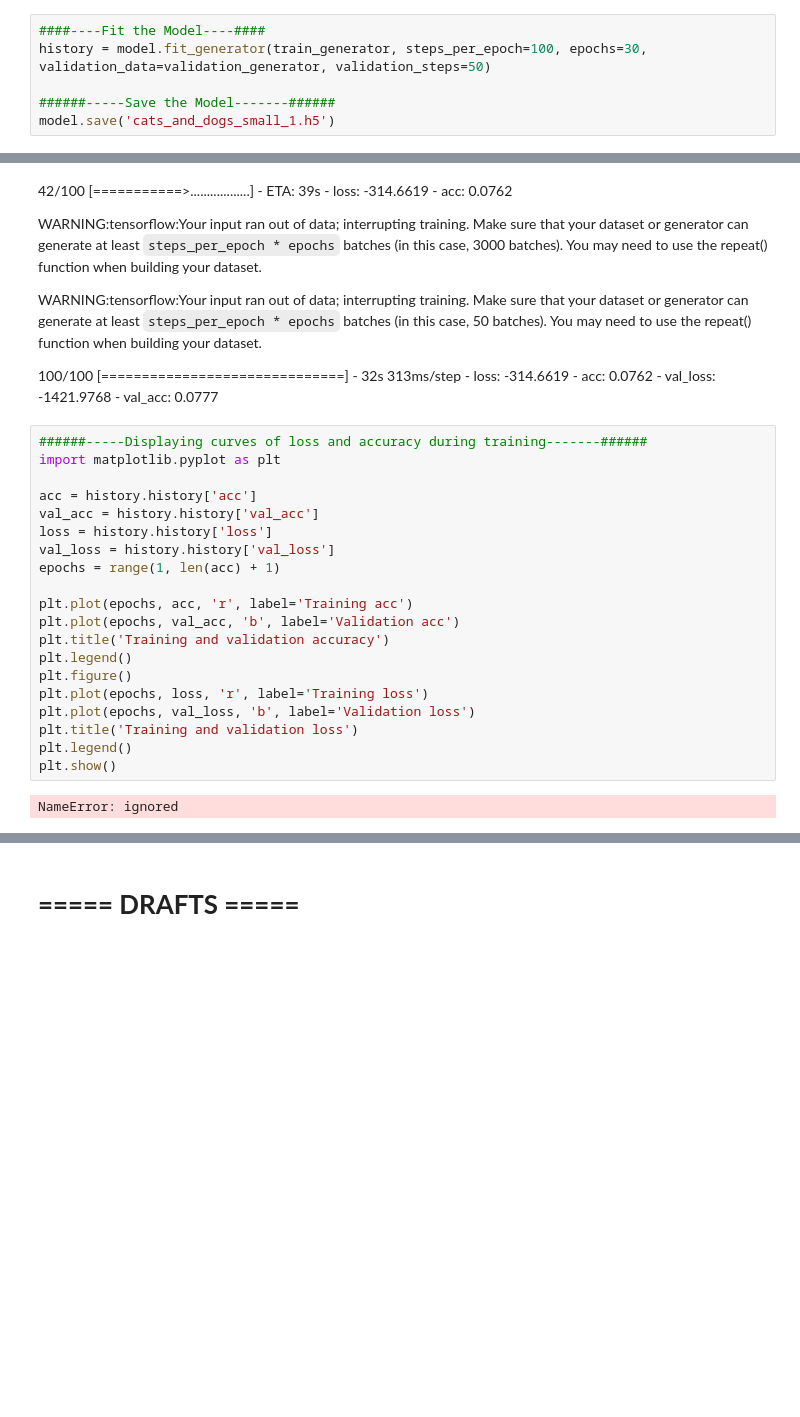
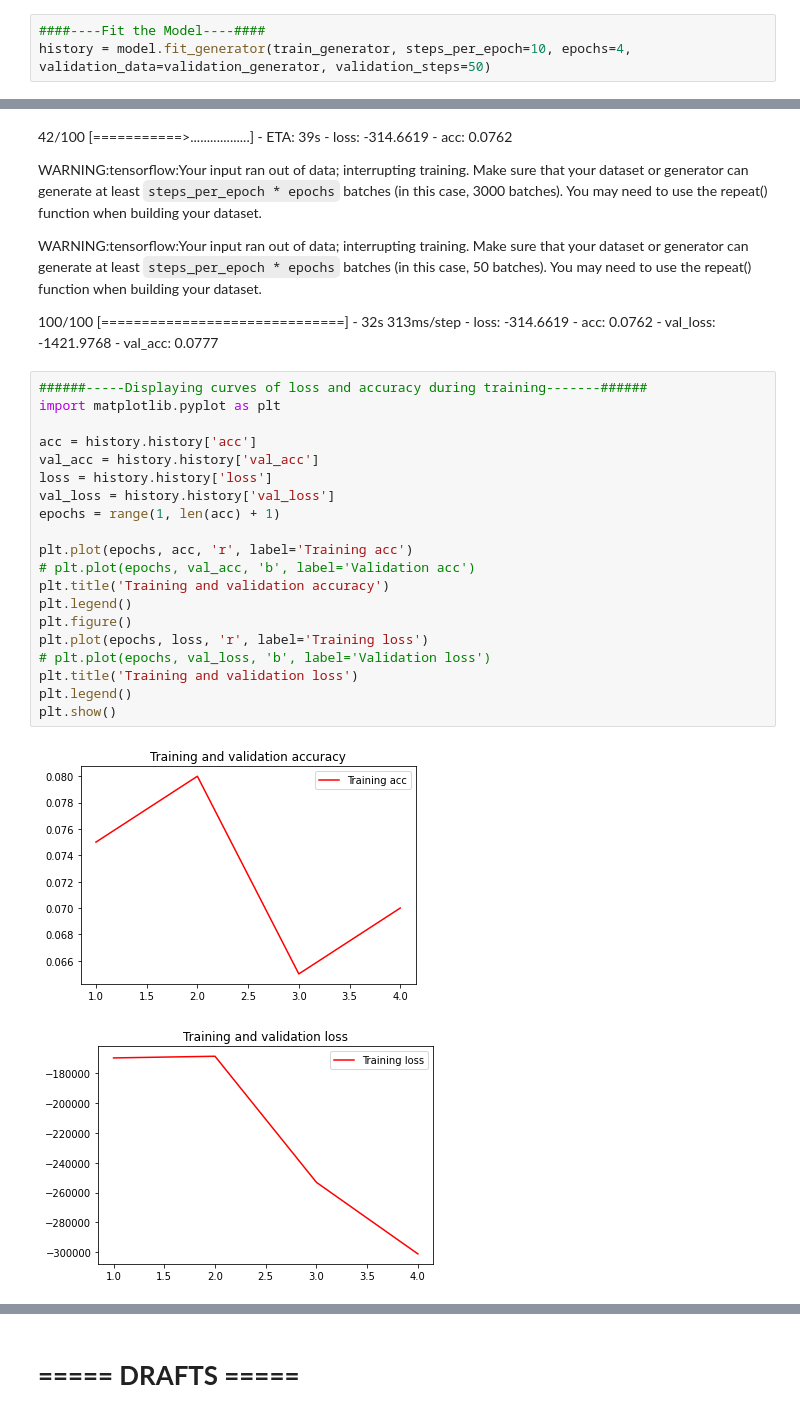
Before and after one commit to am-tropin/georgian-letters, a Jupyter notebook: Georgian_letters_recognition_TF.ipynb, the cells around one changed output, grey strips where cells are left out. Cells and saved outputs as stored; diff of their text form; blank space fills up the shorter version.

```diff
--- a/Georgian_letters_recognition_TF.ipynb
+++ b/Georgian_letters_recognition_TF.ipynb
@@ -435,8 +435,5 @@ data batch shape: (20, 150, 100, 1)
 labels batch shape: (20,)
 # %%
 ####----Fit the Model----####
-history = model.fit_generator(train_generator, steps_per_epoch=100, epochs=30, validation_data=validation_generator, validation_steps=50)
-
-######-----Save the Model-------######
-model.save('cats_and_dogs_small_1.h5')
+history = model.fit_generator(train_generator, steps_per_epoch=10, epochs=4, validation_data=validation_generator, validation_steps=50)
 # %% [output]
@@ -455,24 +460,25 @@ WARNING:tensorflow:Your input ran out of data; interrupting training. Make sure
 # %%
 ######-----Displaying curves of loss and accuracy during training-------######
 import matplotlib.pyplot as plt
 
 acc = history.history['acc']
 val_acc = history.history['val_acc']
 loss = history.history['loss']
 val_loss = history.history['val_loss']
 epochs = range(1, len(acc) + 1)
 
 plt.plot(epochs, acc, 'r', label='Training acc')
-plt.plot(epochs, val_acc, 'b', label='Validation acc')
+# plt.plot(epochs, val_acc, 'b', label='Validation acc')
 plt.title('Training and validation accuracy')
 plt.legend()
 plt.figure()
 plt.plot(epochs, loss, 'r', label='Training loss')
-plt.plot(epochs, val_loss, 'b', label='Validation loss')
+# plt.plot(epochs, val_loss, 'b', label='Validation loss')
 plt.title('Training and validation loss')
 plt.legend()
 plt.show()
 # %% [output]
-NameError: ignored
+[figure, added]
+[figure, added]
 # %% [markdown]
 **NEXT:**
```
Also changed, not shown: parts of 3 cells of this notebook.
